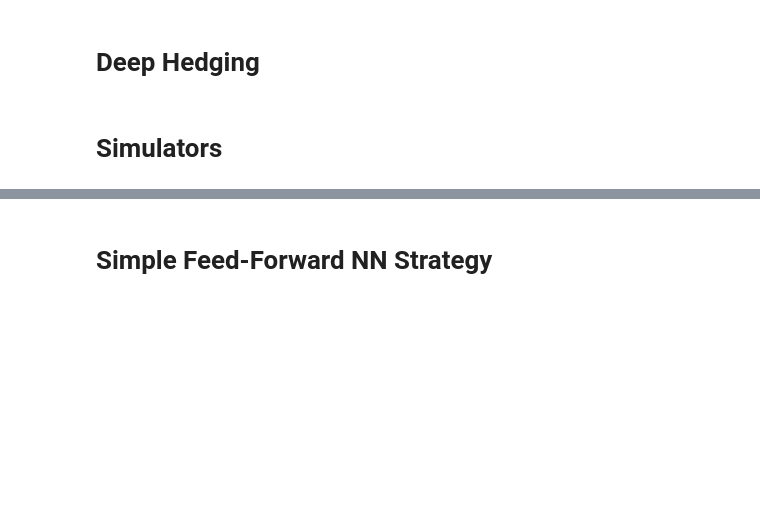
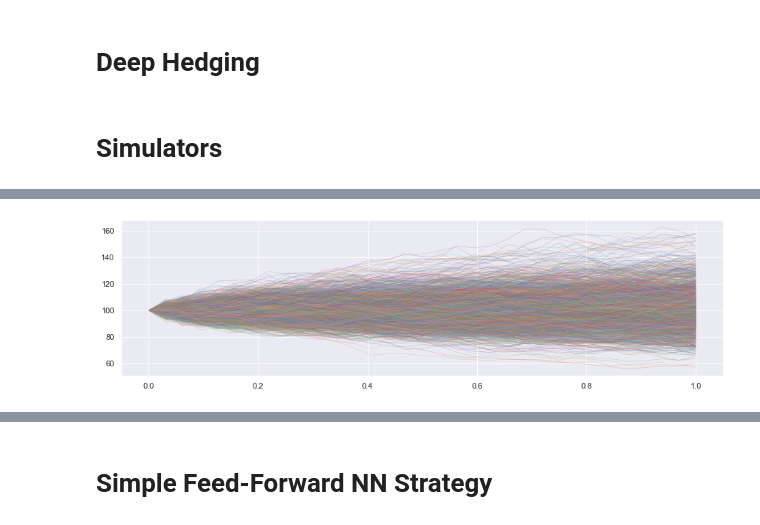
Before and after one commit to JurajZelman/deep-hedging, a Jupyter notebook: Deep Hedging Main.ipynb, the cells around one changed output, grey strips where cells are left out. Cells and saved outputs as stored; diff of their text form; code cells hidden in the pictures; blank space fills up the shorter version.

```diff
--- a/Deep Hedging Main.ipynb
+++ b/Deep Hedging Main.ipynb
@@ -28,8 +59,8 @@ class bsGenerator:
 
         '''
     def __init__(self
-                 , initialPrice = 100.0
-                 , volatility = 0.2
+                 , initialPrice = 1.0
+                 , volatility = 0.3
                  , timeToExpiry = 1.0
                  , riskFreeRate = 0.0
                  , numTradingDates = 100
@@ -58,11 +89,21 @@ class bsGenerator:
 
         # Black Scholes Paths created using geometric Brownian Motion
         # Closed form solution for Price Path
-        logS = ((self.riskFreeRate - 0.5 * self.volatility **2) * self.deltaT +
+        logS = ((self.riskFreeRate - 0.5 * (self.volatility **2)) * self.deltaT +
                 self.volatility * np.sqrt(self.deltaT) * np.random.normal(loc = 0.0, scale = 1.0
                                                                          , size = (self.numTradingDates + 1, self.batchSize)
                                                                          )
                )
         logS[0,] = np.zeros((1, self.batchSize)) # Set paths to start at initial price.
         logS = np.cumsum(logS, axis = 0)
-        return torch.from_numpy(self.initialPrice * np.exp(logS).transpose()).type(torch.FloatTensor) # working in rows not columns
+        pricePaths = self.initialPrice * np.exp(logS).T
+        timePaths = np.linspace(timeToExpiry, 0, numTradingDates + 1)
+        timePaths[-1] = 0.000001
+        timePaths = np.matlib.repmat(timePaths, self.batchSize, 1)
+
+        blackScholesPrices = BlackScholesModel(pricePaths,
+                                               self.initialPrice, self.riskFreeRate, 0, timePaths, self.volatility).bs_price()
+        blackScholesDelta = BlackScholesModel(pricePaths,
+                                               self.initialPrice, self.riskFreeRate, 0, timePaths, self.volatility).bs_delta_hedge()
+
+        return torch.from_numpy(pricePaths).type(torch.FloatTensor)
@@ -112,0 +168,25 @@ def hestonModel(S_0, v_0, T, r, theta, kappa, xi, rho, steps, no_paths, return_v
+# %%
+riskFreeRate = 0.0
+volatility = 0.15
+timeToExpiry = 1
+initialPrice = 100
+numTradingDates = 32
+batchSize = 2000
+numBatches = 50
+strike = 1
+
+pathSimulations = bsGenerator(riskFreeRate = riskFreeRate
+                             , volatility = volatility
+                             , timeToExpiry = timeToExpiry
+                             , initialPrice = initialPrice
+                             , numTradingDates = numTradingDates
+                             , batchSize = batchSize
+                             , numBatches = numBatches)
+
+for S in pathSimulations:
+    pass
+for i in range(batchSize):
+    plt.plot(np.linspace(0,1,numTradingDates + 1), S[i,:], alpha = 0.5, linewidth = 0.4)
+plt.show()
+# %% [output]
+[figure, added]
```
Also changed, not shown: parts of 27 cells of this notebook.
